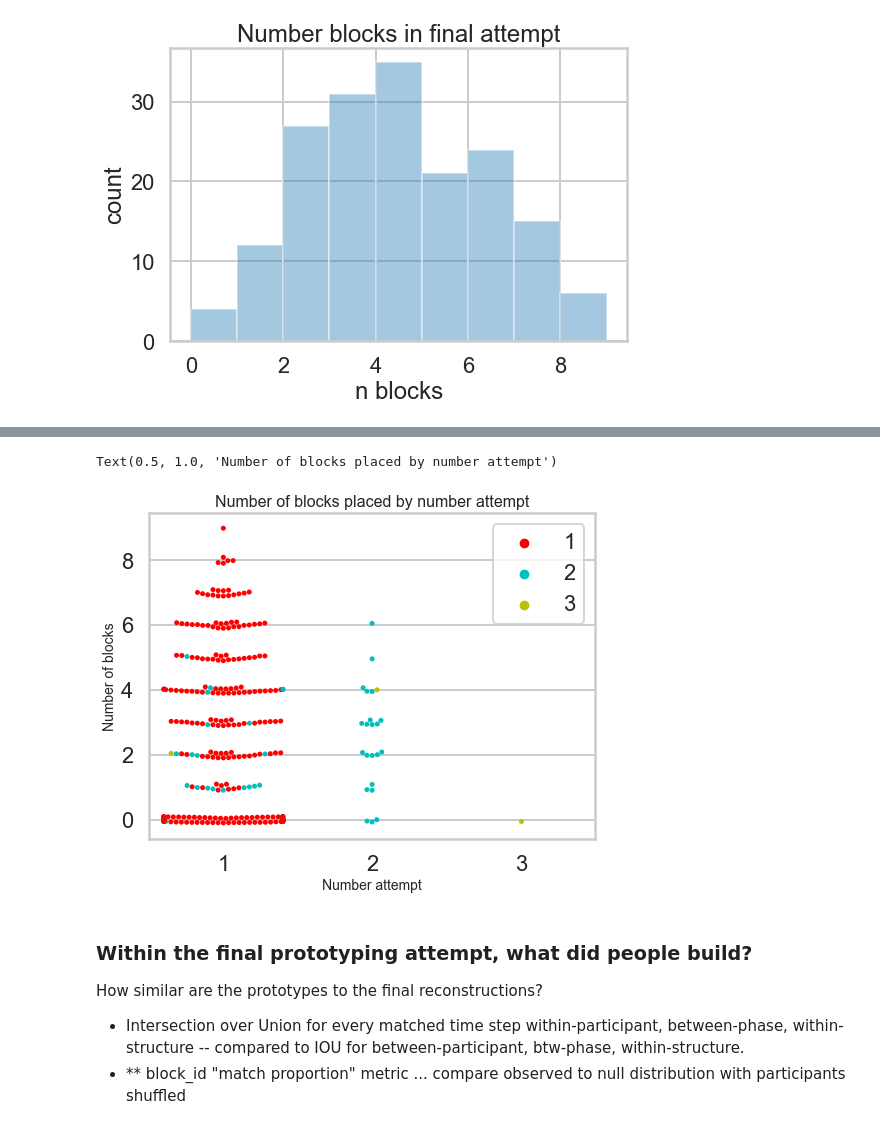
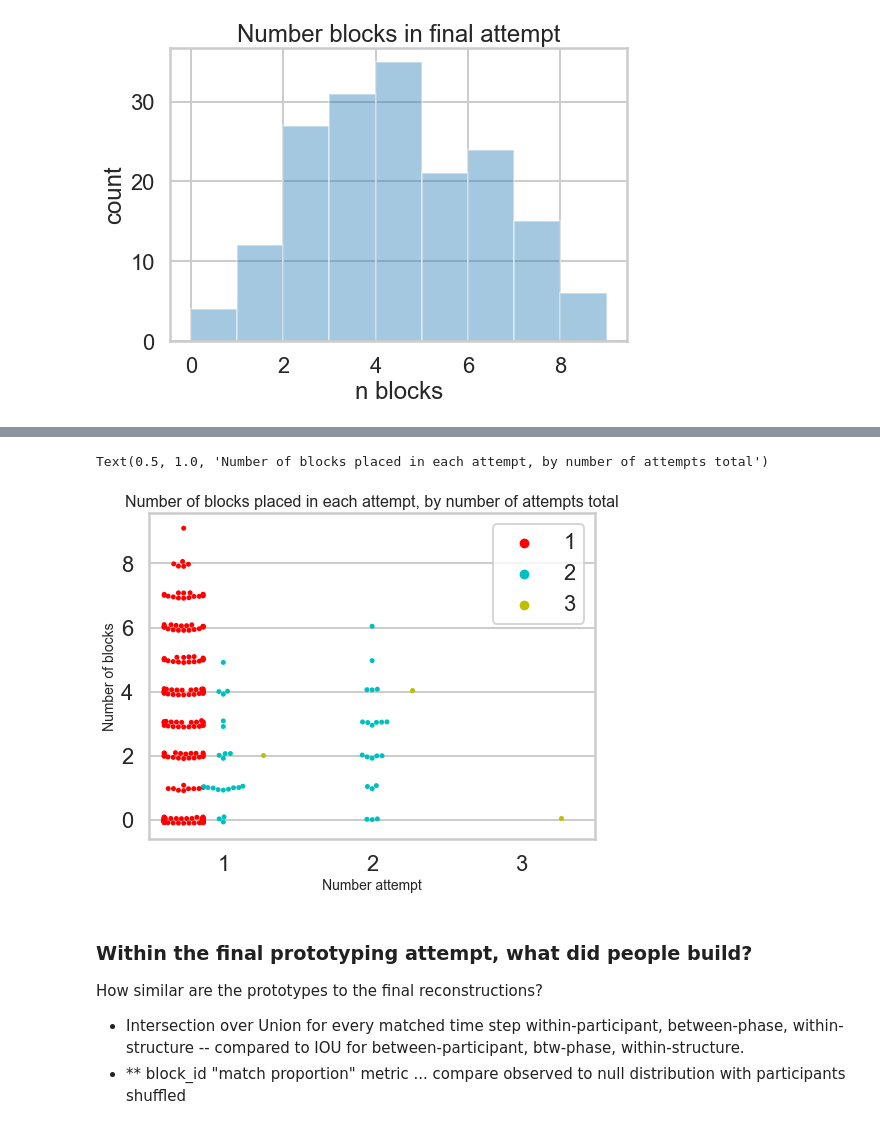
Before and after one commit to cogtoolslab/block_construction, a Jupyter notebook: analysis/will/block_silhouette_SPP2020.ipynb, the cells around one changed output, grey strips where cells are left out. Saved outputs shown, nothing was run; the diff lists cells and outputs as text; code cells hidden in the pictures.

Commit message:
data and score analyses

```diff
--- a/analysis/will/block_silhouette_SPP2020.ipynb
+++ b/analysis/will/block_silhouette_SPP2020.ipynb
@@ -111,3 +113,5 @@ dfs_explore = dfs[dfs.phase == 'explore']
+# %%
+df = df.merge(dfe[['gameID','trialNum','condition','totalExploreBlocks','numAttempts','finalExploreBlocks']], on=['gameID','trialNum','condition'], how='left')
 # %% [markdown]
 ### Explore Data
 # %% [markdown]
@@ -187,3 +191,18 @@ plt.title('Number blocks in final attempt')
 plt.tight_layout()
 # %% [output]
 [figure]
+# %%
+numBlock_data = df
+
+fig = plt.figure(figsize=(8,6))
+sns.set_context('poster')
+sns.set_style('whitegrid', {'legend.frameon':False})
+c = sns.distplot(numBlock_data['numBlocks'],
+                 #bins=9,
+                 kde=False,
+                 #kind='point',
+                );
+plt.ylabel('count')
+plt.xlabel('n blocks')
+plt.title('Number blocks in reconstruction')
+plt.tight_layout()
@@ -189,0 +240,20 @@ plt.tight_layout()
+# %%
+df
+
+col_name = 'totalExploreBlocks'
+
+fig = plt.figure(figsize=(8,6))
+sns.set_context('poster')
+sns.set_style('whitegrid', {'legend.frameon':False})
+c = sns.distplot(df[(df.condition!='practice') & (df.buildTime>0)][col_name],
+                 bins=9,
+                 kde=False,
+                 #kind='point',
+                );
+plt.ylabel('count')
+plt.xlabel(col_name)
+plt.title(col_name)
+plt.tight_layout()
+
+print(col_name + ' mean: {}'.format(np.mean(numBlock_data[col_name])) +\
+      ', sd: {}'.format(np.std(numBlock_data[col_name])))
@@ -191,37 +264,37 @@ plt.tight_layout()
 import ast
 
 def newAppend(a,b):
     c = ast.literal_eval(a).copy()
     c.append(b)
     return c
 
 attemptBlocks = physical_explore.apply(
     lambda row: newAppend(row['preResetExploreBlocks'],row['finalExploreBlocks']),axis=1)
 
 
 block_and_attempts = []
 
 for subject, attemptList in enumerate(attemptBlocks):
     for an, ab in enumerate(attemptList):
         block_and_attempts.append([an+1,ab,an==len(attemptList)-1,subject,len(attemptList)])
 
 df_block_and_attempts = pd.DataFrame(block_and_attempts, columns =
                                      ['attempt_number', 'attempt_blocks', 'final_attempt','subject','subjectAttempts'])
 
 df_block_and_attempts['attempt_blocks_jittered'] = df_block_and_attempts['attempt_blocks'].apply(lambda x: x + ((random()-0.5)/5))
 
 fig = plt.figure(figsize=(8,6))
 sns.set_context('poster')
 sns.set_style('whitegrid', {'legend.frameon':False})
-sns.swarmplot(x="attempt_number", y="attempt_blocks_jittered", hue="subjectAttempts", dodge = False,
+sns.swarmplot(x="attempt_number", y="attempt_blocks_jittered", hue="subjectAttempts", dodge = True,
               palette=["r", "c", "y"], data=df_block_and_attempts)
 plt.legend(bbox_to_anchor=(1.0,1))
 plt.ylabel('Number of blocks',fontsize=14)
 plt.xlabel('Number attempt',fontsize=14)
-plt.title('Number of blocks placed by number attempt', fontsize=16)
+plt.title('Number of blocks placed in each attempt, by number of attempts total', fontsize=16)
 # %% [output]
-Text(0.5, 1.0, 'Number of blocks placed by number attempt')
+Text(0.5, 1.0, 'Number of blocks placed in each attempt, by number of attempts total')
-[figure, old version]
+[figure, new version]
 # %% [markdown]
 ### Within the final prototyping attempt, what did people build?
 
```
Also changed, not shown: parts of 9 cells of this notebook, 4 other files.
